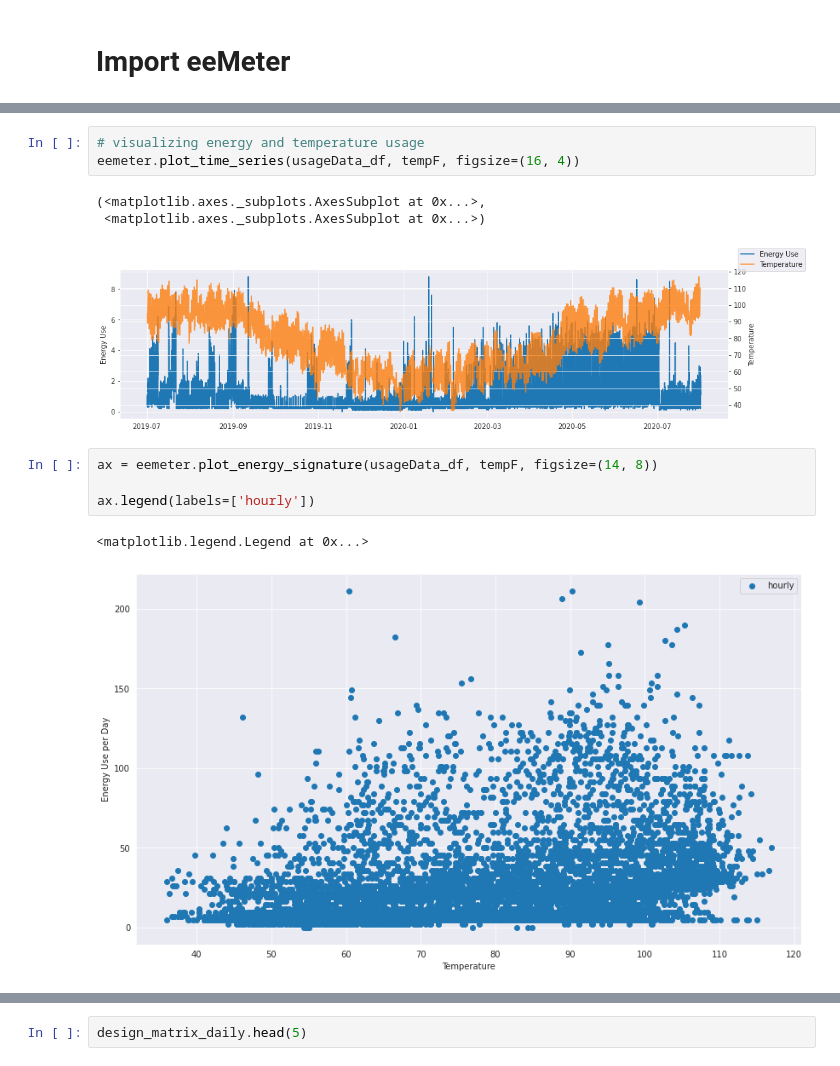
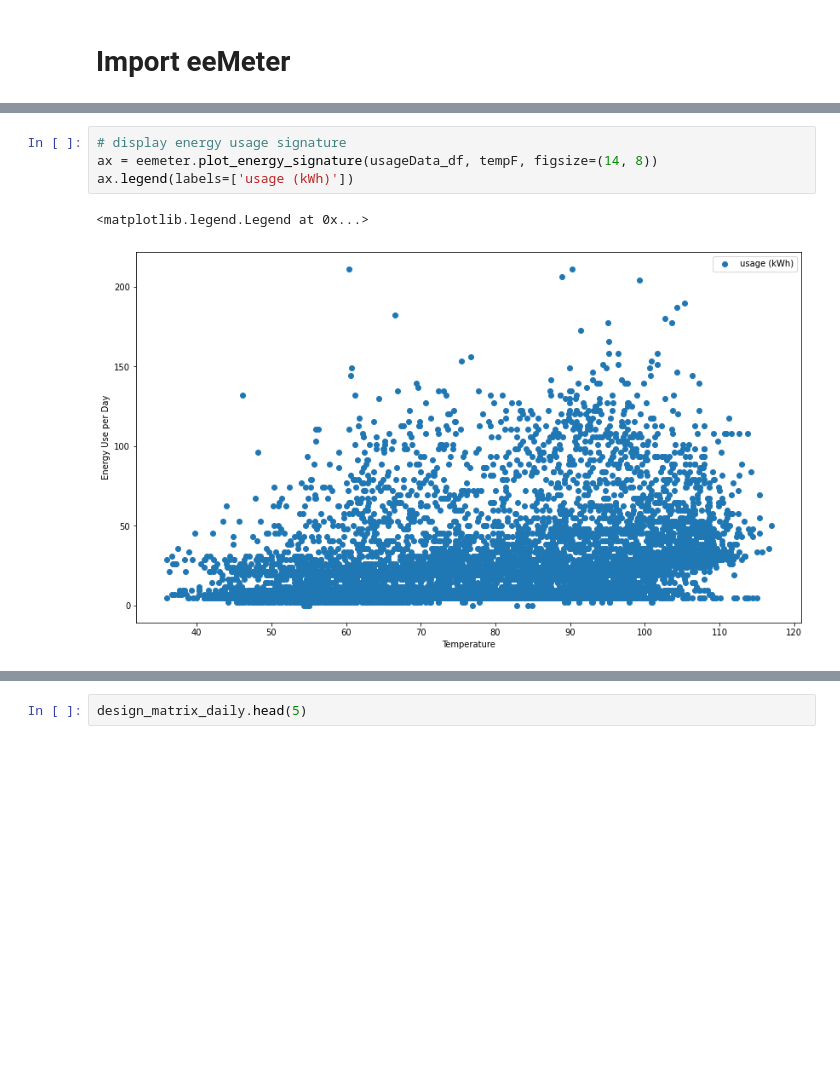
Before and after one commit to aadomingos/energyUsageInsights, a Jupyter notebook: tempNormalizedUsage.ipynb, the cells around one changed output, grey strips where cells are left out. Drawn from its saved outputs; the diff is of its cells as text; blank space fills up the shorter version.

```diff
--- a/tempNormalizedUsage.ipynb
+++ b/tempNormalizedUsage.ipynb
@@ -248,14 +283,7 @@ import eemeter
 # %%
-# visualizing energy and temperature usage
-eemeter.plot_time_series(usageData_df, tempF, figsize=(16, 4))
+# display energy usage signature
+ax = eemeter.plot_energy_signature(usageData_df, tempF, figsize=(14, 8))
+ax.legend(labels=['usage (kWh)'])
 # %% [output]
-(<matplotlib.axes._subplots.AxesSubplot at 0x...>,
- <matplotlib.axes._subplots.AxesSubplot at 0x...>)
+<matplotlib.legend.Legend at 0x...>
-[figure, old version]
+[figure, new version]
-# %%
-ax = eemeter.plot_energy_signature(usageData_df, tempF, figsize=(14, 8))
-
-ax.legend(labels=['hourly'])
-# %% [output]
-<matplotlib.legend.Legend at 0x...>
-[figure, removed]
```
Also changed, not shown: parts of 29 cells of this notebook.
